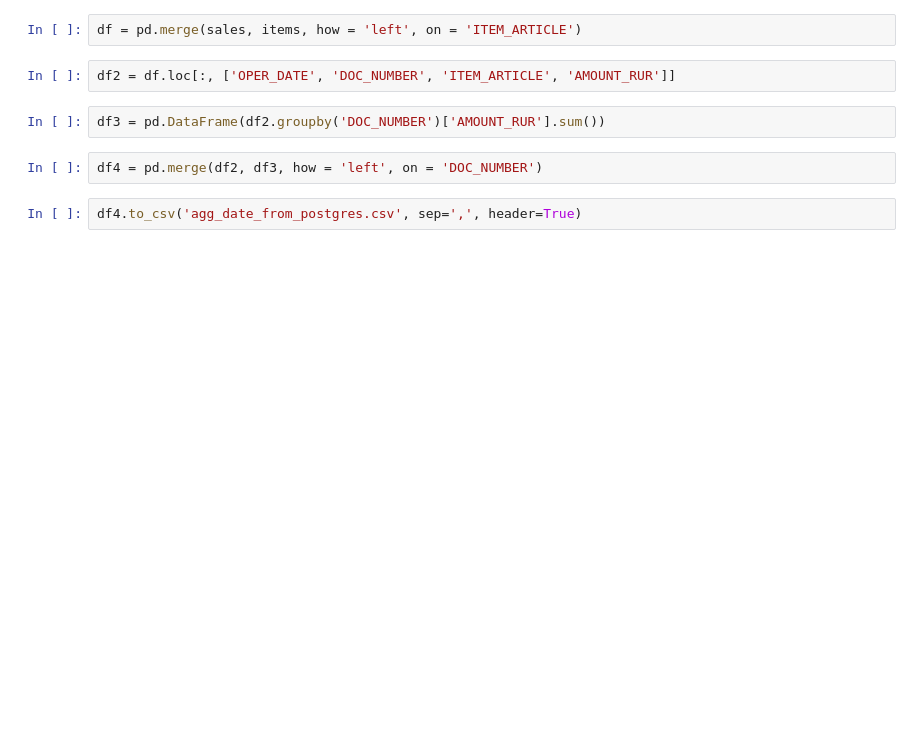
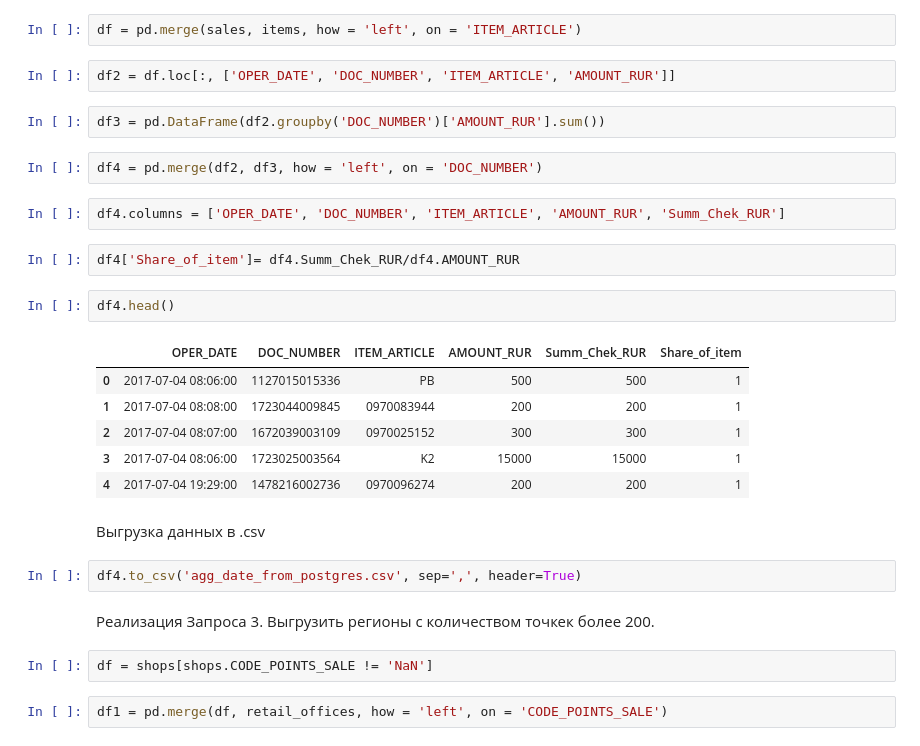
Before and after one commit to ppronchenko/study, a Jupyter notebook: Проект.ipynb, the cells around one changed output. Drawn from its saved outputs; the diff is of its cells as text; blank space fills up the shorter version.

```diff
--- a/Проект.ipynb
+++ b/Проект.ipynb
@@ -130,5 +195,26 @@ df2 = df.loc[:, ['OPER_DATE', 'DOC_NUMBER', 'ITEM_ARTICLE', 'AMOUNT_RUR']]
 df3 = pd.DataFrame(df2.groupby('DOC_NUMBER')['AMOUNT_RUR'].sum())
 # %%
 df4 = pd.merge(df2, df3, how = 'left', on = 'DOC_NUMBER')
+# %%
+df4.columns = ['OPER_DATE', 'DOC_NUMBER', 'ITEM_ARTICLE', 'AMOUNT_RUR', 'Summ_Chek_RUR']
+# %%
+df4['Share_of_item']= df4.Summ_Chek_RUR/df4.AMOUNT_RUR
+# %%
+df4.head()
+# %% [output]
+|  | OPER_DATE | DOC_NUMBER | ITEM_ARTICLE | AMOUNT_RUR | Summ_Chek_RUR | Share_of_item |
+| 0 | 2017-07-04 08:06:00 | 1127015015336 | PB | 500 | 500 | 1 |
+| 1 | 2017-07-04 08:08:00 | 1723044009845 | 0970083944 | 200 | 200 | 1 |
+| 2 | 2017-07-04 08:07:00 | 1672039003109 | 0970025152 | 300 | 300 | 1 |
+| 3 | 2017-07-04 08:06:00 | 1723025003564 | K2 | 15000 | 15000 | 1 |
+| 4 | 2017-07-04 19:29:00 | 1478216002736 | 0970096274 | 200 | 200 | 1 |
+# %% [markdown]
+Выгрузка данных в .csv
 # %%
 df4.to_csv('agg_date_from_postgres.csv', sep=',', header=True)
+# %% [markdown]
+Реализация Запроса 3. Выгрузить регионы с количеством точкек более 200.
+# %%
+df = shops[shops.CODE_POINTS_SALE != 'NaN']
+# %%
+df1 = pd.merge(df, retail_offices, how = 'left', on = 'CODE_POINTS_SALE')
```
Also changed, not shown: parts of 58 cells of this notebook, 1 other file.
